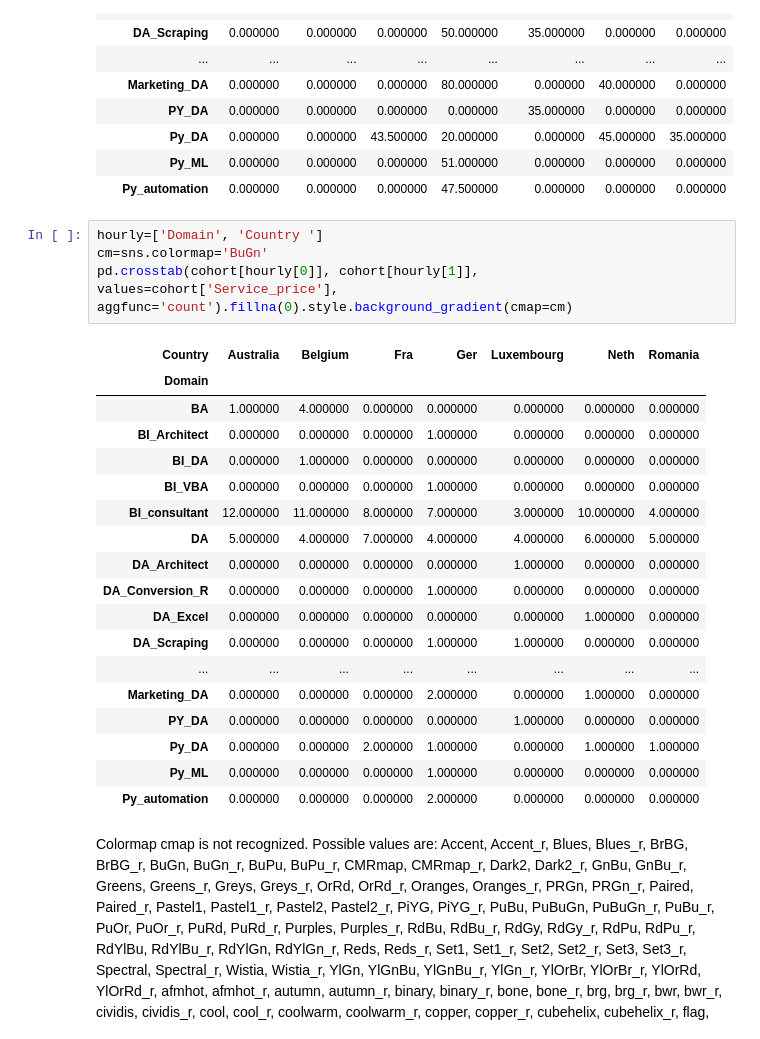
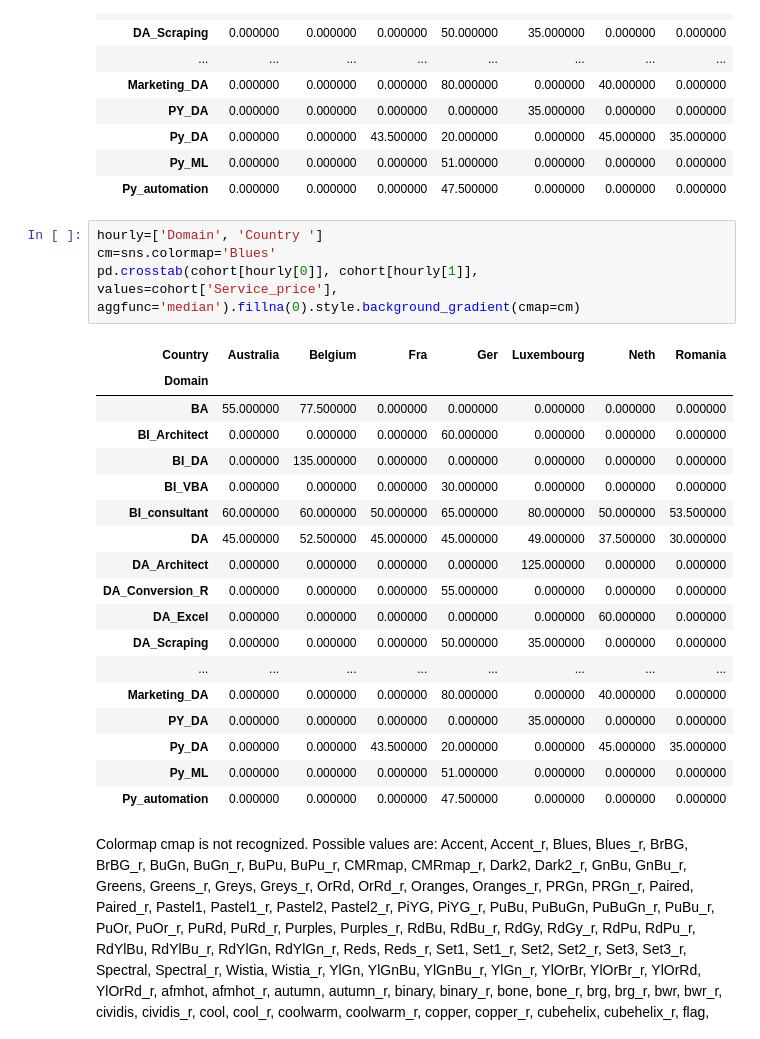
Before and after one commit to simofleanta/Data_coding_preparations, a Jupyter notebook: crosstab.ipynb, the cells around one changed output. Cells and saved outputs as stored; diff of their text form.

```diff
--- a/crosstab.ipynb
+++ b/crosstab.ipynb
@@ -59,26 +59,26 @@ round(pd.crosstab(cohort[hourly[0]], cohort[hourly[1]], values=cohort['Service_p
 | Py_automation | 0.000000 | 0.000000 | 0.000000 | 47.500000 | 0.000000 | 0.000000 | 0.000000 |
 # %%
 hourly=['Domain', 'Country ']
-cm=sns.colormap='BuGn'
-pd.crosstab(cohort[hourly[0]], cohort[hourly[1]], values=cohort['Service_price'], aggfunc='count').fillna(0).style.background_gradient(cmap=cm)
+cm=sns.colormap='Blues'
+pd.crosstab(cohort[hourly[0]], cohort[hourly[1]], values=cohort['Service_price'], aggfunc='median').fillna(0).style.background_gradient(cmap=cm)
 # %% [output]
 | Country | Australia | Belgium | Fra | Ger | Luxembourg | Neth | Romania |
 | Domain |  |  |  |  |  |  |  |
-| BA | 1.000000 | 4.000000 | 0.000000 | 0.000000 | 0.000000 | 0.000000 | 0.000000 |
-| BI_Architect | 0.000000 | 0.000000 | 0.000000 | 1.000000 | 0.000000 | 0.000000 | 0.000000 |
-| BI_DA | 0.000000 | 1.000000 | 0.000000 | 0.000000 | 0.000000 | 0.000000 | 0.000000 |
-| BI_VBA | 0.000000 | 0.000000 | 0.000000 | 1.000000 | 0.000000 | 0.000000 | 0.000000 |
-| BI_consultant | 12.000000 | 11.000000 | 8.000000 | 7.000000 | 3.000000 | 10.000000 | 4.000000 |
-| DA | 5.000000 | 4.000000 | 7.000000 | 4.000000 | 4.000000 | 6.000000 | 5.000000 |
-| DA_Architect | 0.000000 | 0.000000 | 0.000000 | 0.000000 | 1.000000 | 0.000000 | 0.000000 |
-| DA_Conversion_R | 0.000000 | 0.000000 | 0.000000 | 1.000000 | 0.000000 | 0.000000 | 0.000000 |
-| DA_Excel | 0.000000 | 0.000000 | 0.000000 | 0.000000 | 0.000000 | 1.000000 | 0.000000 |
-| DA_Scraping | 0.000000 | 0.000000 | 0.000000 | 1.000000 | 1.000000 | 0.000000 | 0.000000 |
+| BA | 55.000000 | 77.500000 | 0.000000 | 0.000000 | 0.000000 | 0.000000 | 0.000000 |
+| BI_Architect | 0.000000 | 0.000000 | 0.000000 | 60.000000 | 0.000000 | 0.000000 | 0.000000 |
+| BI_DA | 0.000000 | 135.000000 | 0.000000 | 0.000000 | 0.000000 | 0.000000 | 0.000000 |
+| BI_VBA | 0.000000 | 0.000000 | 0.000000 | 30.000000 | 0.000000 | 0.000000 | 0.000000 |
+| BI_consultant | 60.000000 | 60.000000 | 50.000000 | 65.000000 | 80.000000 | 50.000000 | 53.500000 |
+| DA | 45.000000 | 52.500000 | 45.000000 | 45.000000 | 49.000000 | 37.500000 | 30.000000 |
+| DA_Architect | 0.000000 | 0.000000 | 0.000000 | 0.000000 | 125.000000 | 0.000000 | 0.000000 |
+| DA_Conversion_R | 0.000000 | 0.000000 | 0.000000 | 55.000000 | 0.000000 | 0.000000 | 0.000000 |
+| DA_Excel | 0.000000 | 0.000000 | 0.000000 | 0.000000 | 0.000000 | 60.000000 | 0.000000 |
+| DA_Scraping | 0.000000 | 0.000000 | 0.000000 | 50.000000 | 35.000000 | 0.000000 | 0.000000 |
 | ... | ... | ... | ... | ... | ... | ... | ... |
-| Marketing_DA | 0.000000 | 0.000000 | 0.000000 | 2.000000 | 0.000000 | 1.000000 | 0.000000 |
-| PY_DA | 0.000000 | 0.000000 | 0.000000 | 0.000000 | 1.000000 | 0.000000 | 0.000000 |
-| Py_DA | 0.000000 | 0.000000 | 2.000000 | 1.000000 | 0.000000 | 1.000000 | 1.000000 |
-| Py_ML | 0.000000 | 0.000000 | 0.000000 | 1.000000 | 0.000000 | 0.000000 | 0.000000 |
-| Py_automation | 0.000000 | 0.000000 | 0.000000 | 2.000000 | 0.000000 | 0.000000 | 0.000000 |
+| Marketing_DA | 0.000000 | 0.000000 | 0.000000 | 80.000000 | 0.000000 | 40.000000 | 0.000000 |
+| PY_DA | 0.000000 | 0.000000 | 0.000000 | 0.000000 | 35.000000 | 0.000000 | 0.000000 |
+| Py_DA | 0.000000 | 0.000000 | 43.500000 | 20.000000 | 0.000000 | 45.000000 | 35.000000 |
+| Py_ML | 0.000000 | 0.000000 | 0.000000 | 51.000000 | 0.000000 | 0.000000 | 0.000000 |
+| Py_automation | 0.000000 | 0.000000 | 0.000000 | 47.500000 | 0.000000 | 0.000000 | 0.000000 |
 # %% [markdown]
 
```
Also changed, not shown: parts of 1 cell of this notebook, 1 other file.
